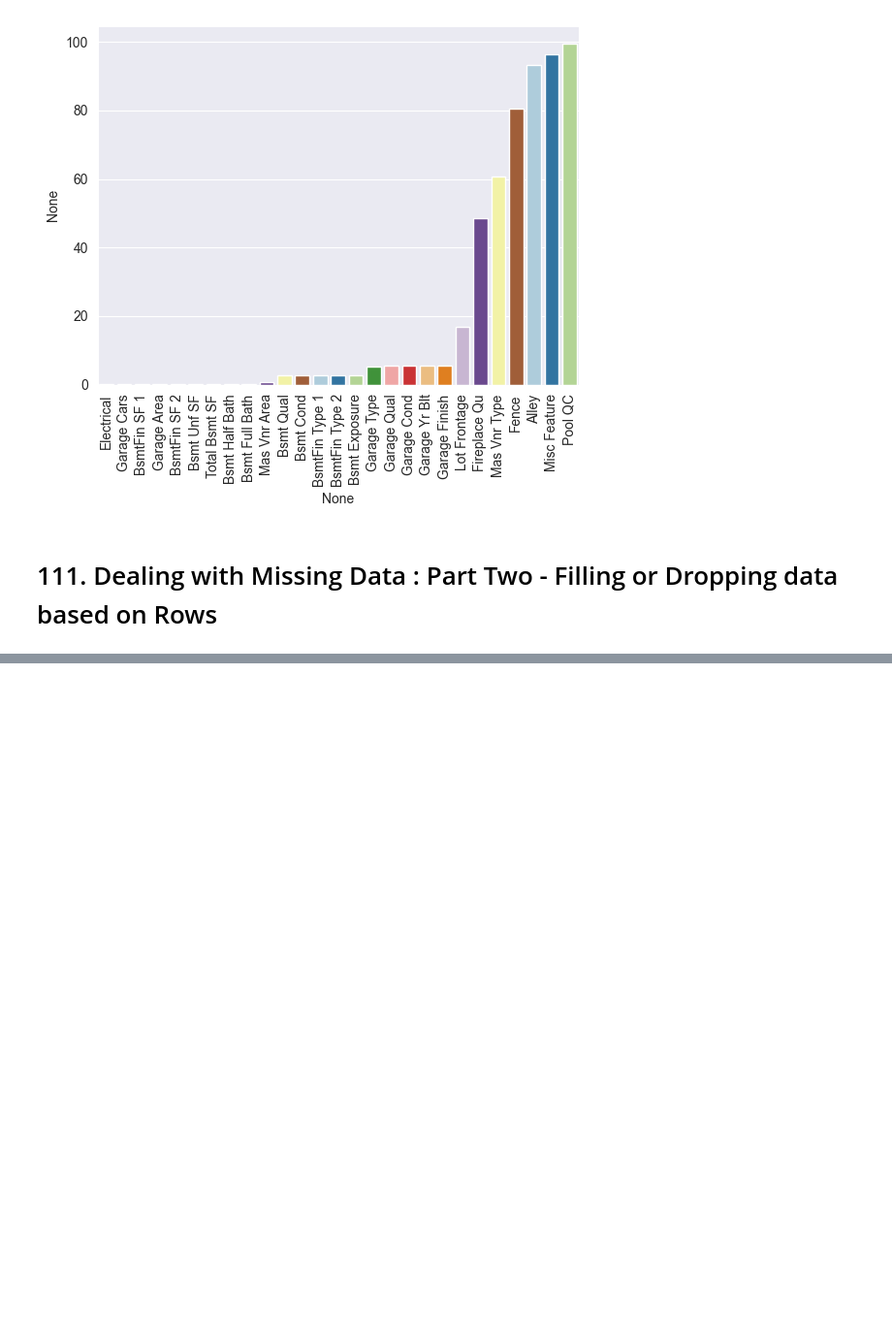
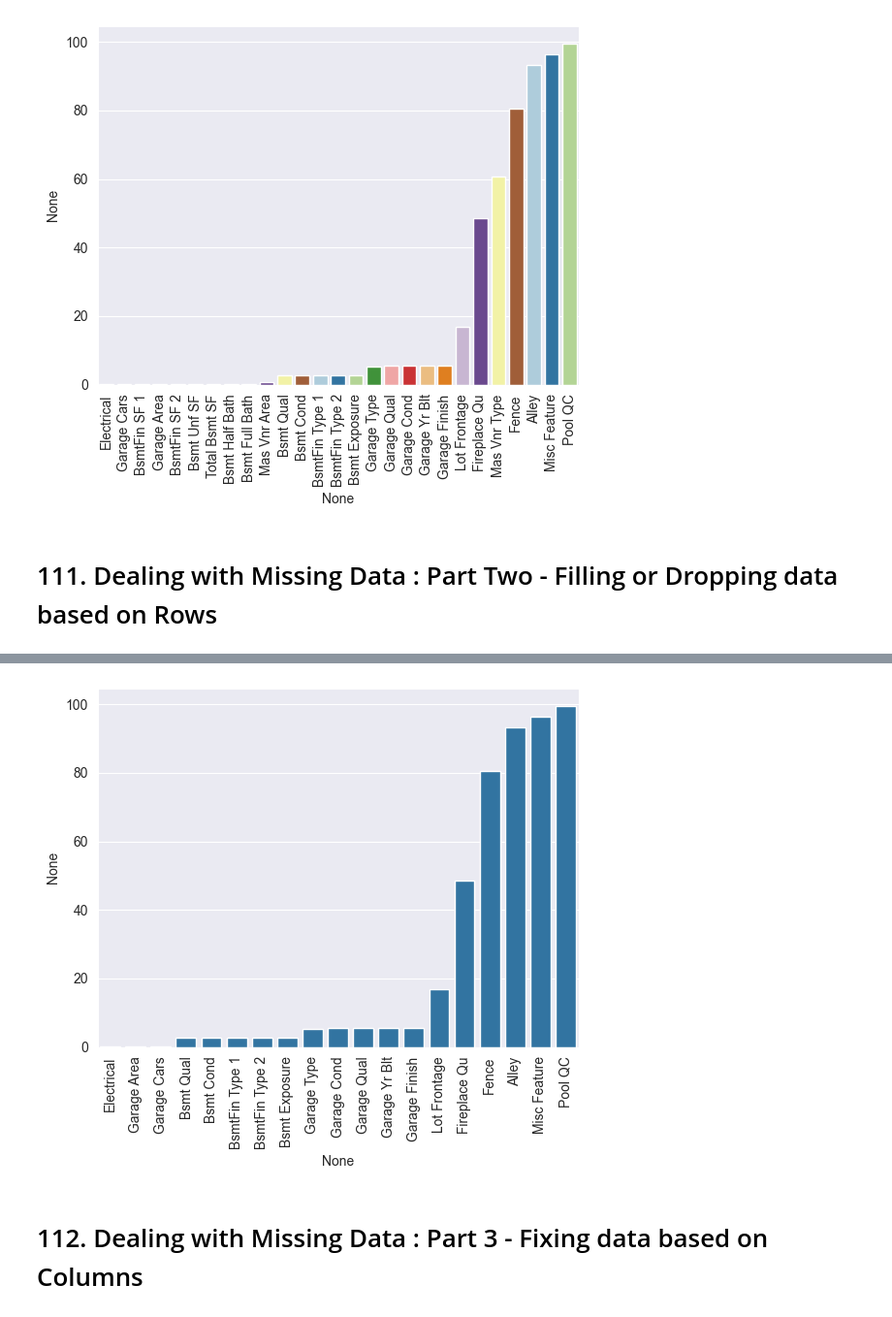
Before and after one commit to ZygimantasB/data_science_ml_learning, a Jupyter notebook: Section 11 Feature Engineering and Data Preparation/Remember 2/remember.ipynb, the cells around one changed output, grey strips where cells are left out. Shown at 97% size. Drawn from its saved outputs; the diff is of its cells as text; code cells hidden in the pictures; blank space fills up the shorter version.

```diff
--- a/Section 11 Feature Engineering and Data Preparation/Remember 2/remember.ipynb
+++ b/Section 11 Feature Engineering and Data Preparation/Remember 2/remember.ipynb
@@ -294,0 +337,7 @@ Passing `palette` without assigning `hue` is deprecated and will be removed in v
+# %%
+sns.barplot(x=percent_nan.index,y=percent_nan)
+plt.xticks(rotation=90);
+# %% [output]
+[figure, added]
+# %% [markdown]
+# 112. Dealing with Missing Data : Part 3 - Fixing data based on Columns
```
Also changed, not shown: parts of 7 cells of this notebook.
